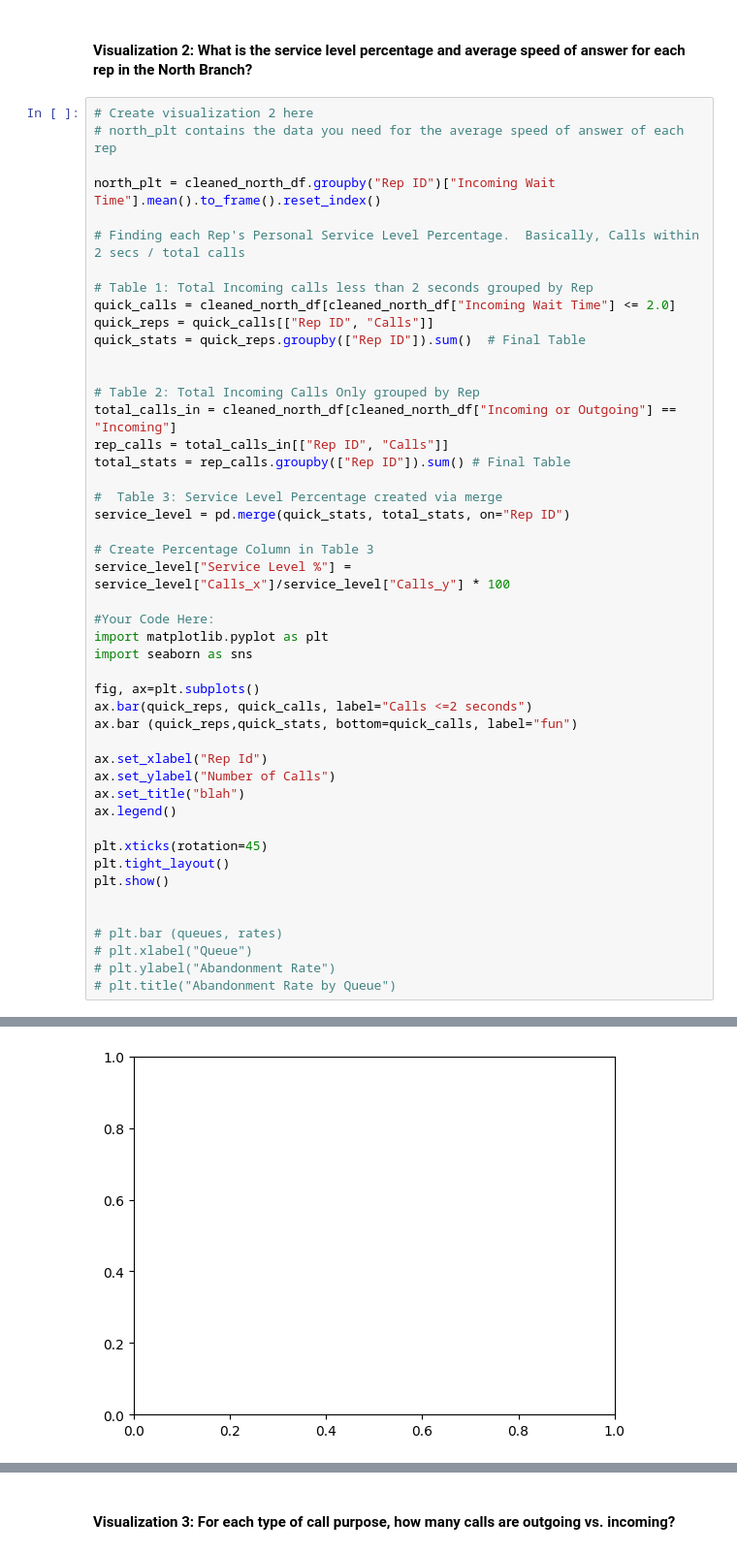
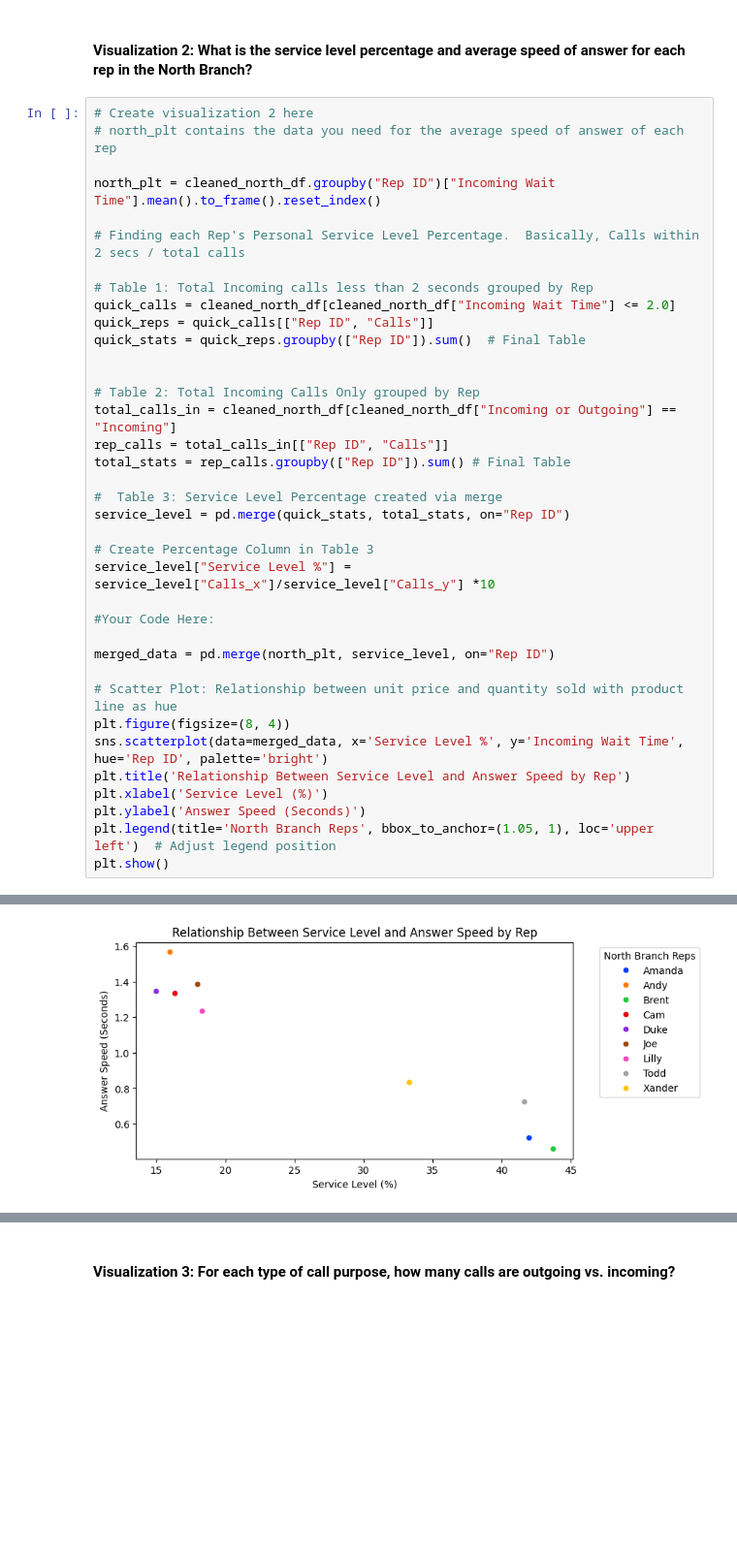
Before and after one commit to c-e-williams/call-center-cleanup-assignment, a Jupyter notebook: Call_Center_Cleanup.ipynb, the cells around one changed output, grey strips where cells are left out. Shown at 97% size. Drawn from its saved outputs; the diff is of its cells as text; blank space fills up the shorter version.

```diff
--- a/Call_Center_Cleanup.ipynb
+++ b/Call_Center_Cleanup.ipynb
@@ -460,28 +460,18 @@ total_stats = rep_calls.groupby(["Rep ID"]).sum() # Final Table
 service_level = pd.merge(quick_stats, total_stats, on="Rep ID")
 
 # Create Percentage Column in Table 3
-service_level["Service Level %"] = service_level["Calls_x"]/service_level["Calls_y"] * 100
+service_level["Service Level %"] = service_level["Calls_x"]/service_level["Calls_y"] *10
 
 #Your Code Here:
-import matplotlib.pyplot as plt
-import seaborn as sns
 
-fig, ax=plt.subplots()
-ax.bar(quick_reps, quick_calls, label="Calls <=2 seconds")
-ax.bar (quick_reps,quick_stats, bottom=quick_calls, label="fun")
+merged_data = pd.merge(north_plt, service_level, on="Rep ID")
 
-ax.set_xlabel("Rep Id")
-ax.set_ylabel("Number of Calls")
-ax.set_title("blah")
-ax.legend()
-
-plt.xticks(rotation=45)
-plt.tight_layout()
+# Scatter Plot: Relationship between unit price and quantity sold with product line as hue
+plt.figure(figsize=(8, 4))
+sns.scatterplot(data=merged_data, x='Service Level %', y='Incoming Wait Time', hue='Rep ID', palette='bright')
+plt.title('Relationship Between Service Level and Answer Speed by Rep')
+plt.xlabel('Service Level (%)')
+plt.ylabel('Answer Speed (Seconds)')
+plt.legend(title='North Branch Reps', bbox_to_anchor=(1.05, 1), loc='upper left')  # Adjust legend position
 plt.show()
-
-
-# plt.bar (queues, rates)
-# plt.xlabel("Queue")
-# plt.ylabel("Abandonment Rate")
-# plt.title("Abandonment Rate by Queue")
 # %% [output]
@@ -489,4 +478,4 @@ TypeError: unhashable type: 'numpy.ndarray'
-[figure, old version]
+[figure, new version]
 # %% [markdown]
 ##### Record your answer below:
 
```
Also changed, not shown: parts of 7 cells of this notebook.
